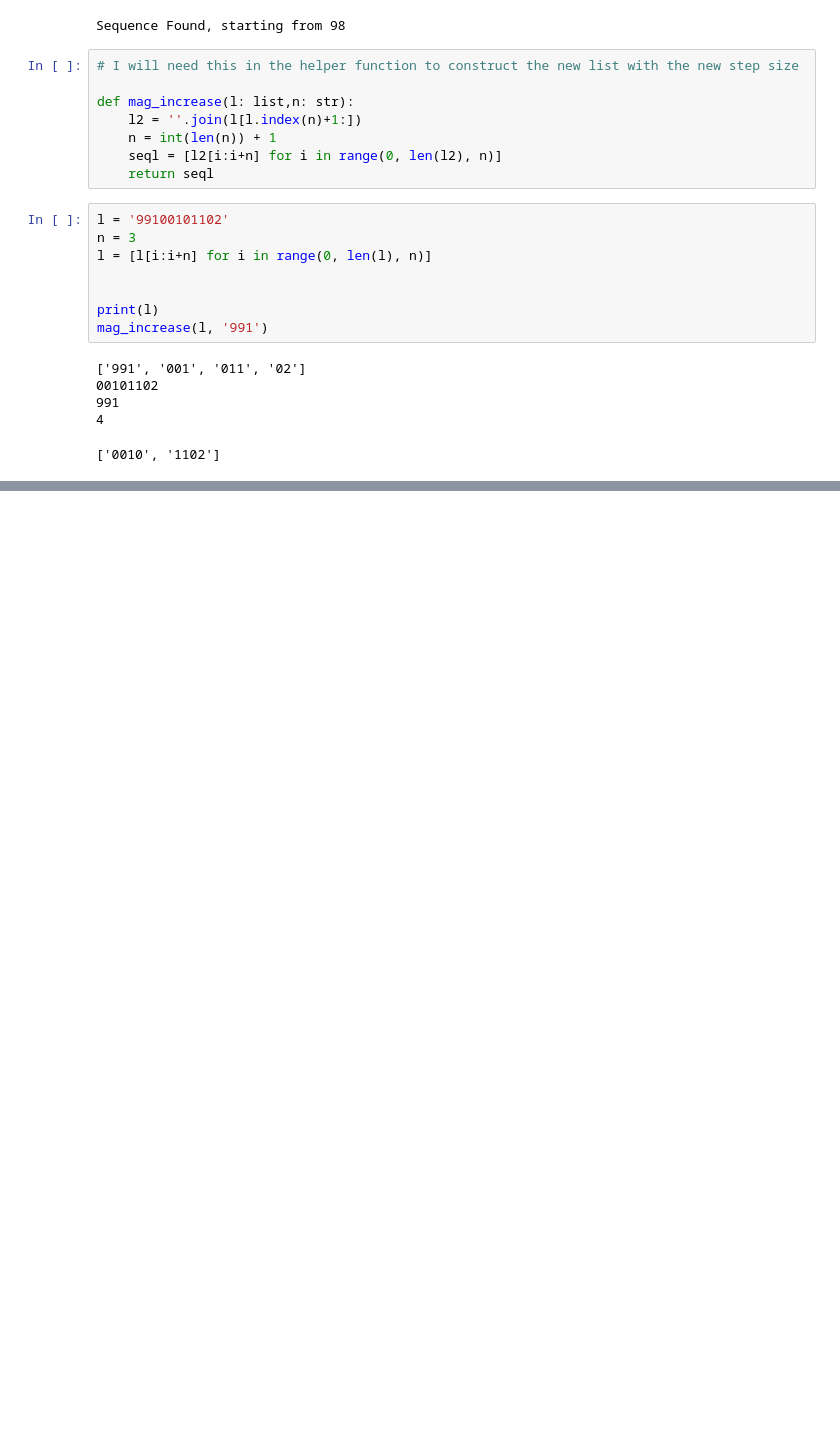
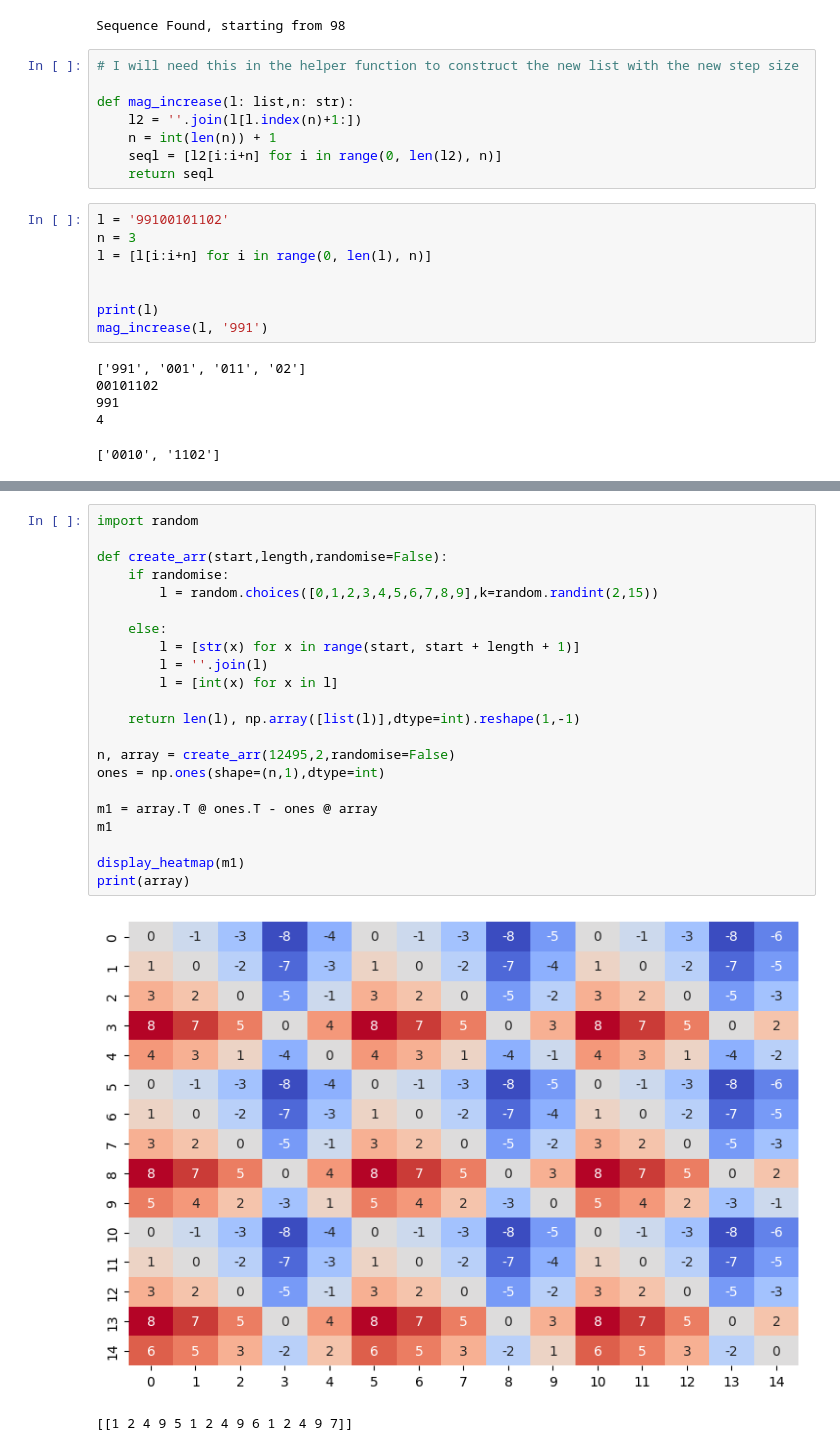
Before and after one commit to llctrautmann/Algorithms, a Jupyter notebook: notebooks/infinite.ipynb, the cells around one changed output, grey strips where cells are left out. Saved outputs shown, nothing was run; the diff lists cells and outputs as text; blank space fills up the shorter version.

```diff
--- a/notebooks/infinite.ipynb
+++ b/notebooks/infinite.ipynb
@@ -133,0 +157,25 @@ mag_increase(l, '991')
+# %%
+import random
+
+def create_arr(start,length,randomise=False):
+    if randomise:
+        l = random.choices([0,1,2,3,4,5,6,7,8,9],k=random.randint(2,15))
+
+    else:
+        l = [str(x) for x in range(start, start + length + 1)]
+        l = ''.join(l)
+        l = [int(x) for x in l]
+
+    return len(l), np.array([list(l)],dtype=int).reshape(1,-1)
+
+n, array = create_arr(12495,2,randomise=False)
+ones = np.ones(shape=(n,1),dtype=int)
+
+m1 = array.T @ ones.T - ones @ array
+m1
+
+display_heatmap(m1)
+print(array)
+# %% [output]
+[figure, added]
+[[1 2 4 9 5 1 2 4 9 6 1 2 4 9 7]]
```
Also changed, not shown: parts of 2 cells of this notebook, 2 other files.
